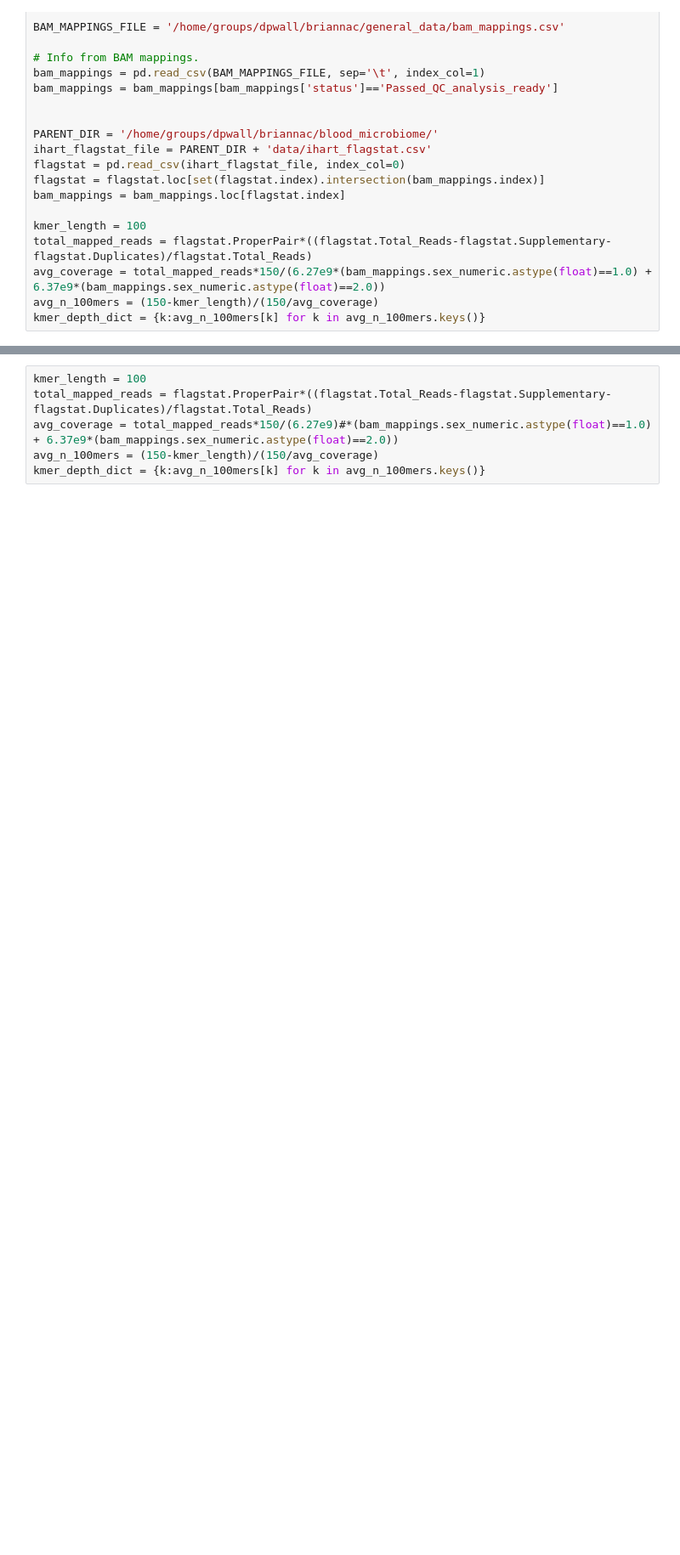
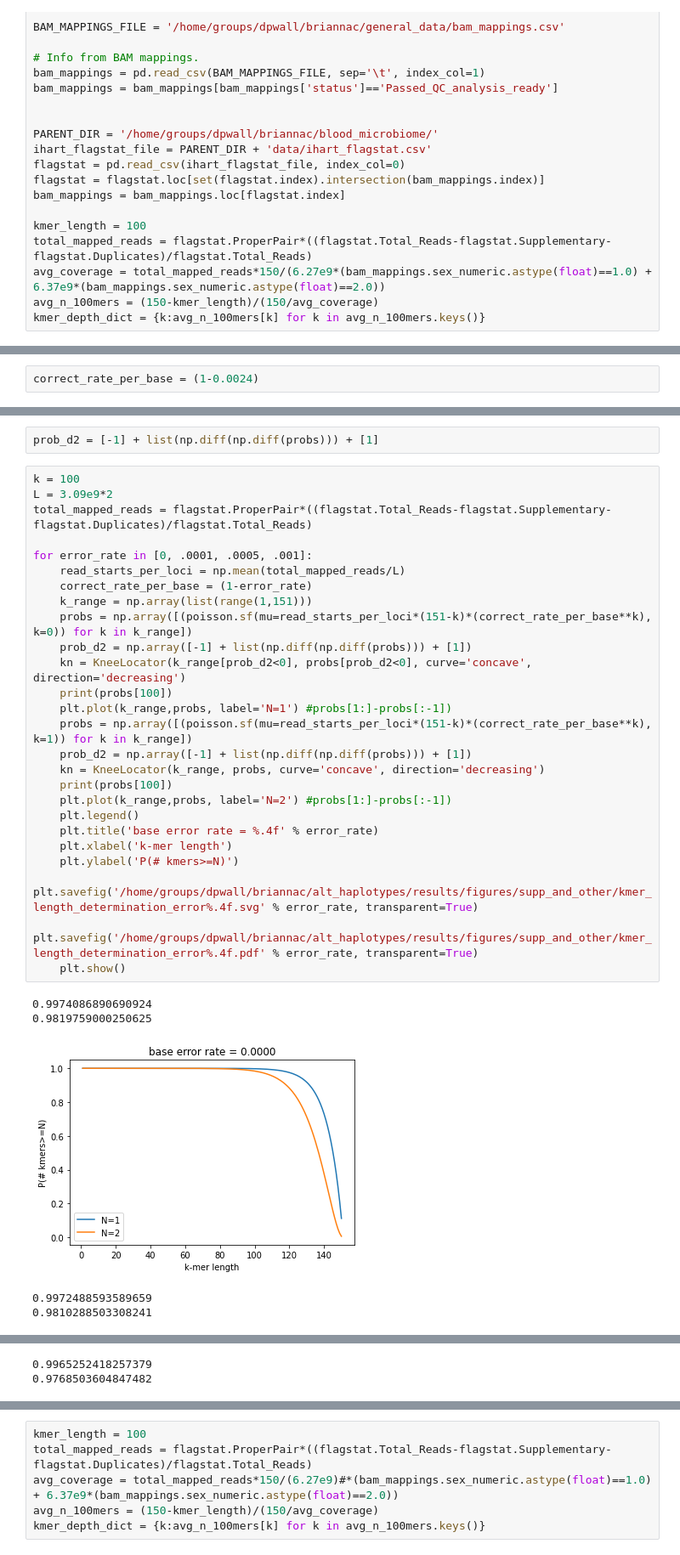
Before and after one commit to briannachrisman/alt_haplotypes, a Jupyter notebook: src/collect_kmers/kmer_approx.ipynb, the cells around one changed output, grey strips where cells are left out. Shown at 85% size. Cells and saved outputs as stored; diff of their text form; blank space fills up the shorter version.

```diff
--- a/src/collect_kmers/kmer_approx.ipynb
+++ b/src/collect_kmers/kmer_approx.ipynb
@@ -75,0 +70,2 @@ kmer_depth_dict
+# %%
+correct_rate_per_base = (1-0.0024)
@@ -75,0 +76,34 @@ kmer_depth_dict
+# %%
+prob_d2 = [-1] + list(np.diff(np.diff(probs))) + [1]
+# %%
+k = 100
+L = 3.09e9*2
+total_mapped_reads = flagstat.ProperPair*((flagstat.Total_Reads-flagstat.Supplementary-flagstat.Duplicates)/flagstat.Total_Reads)
+
+for error_rate in [0, .0001, .0005, .001]:
+    read_starts_per_loci = np.mean(total_mapped_reads/L)
+    correct_rate_per_base = (1-error_rate)
+    k_range = np.array(list(range(1,151)))
+    probs = np.array([(poisson.sf(mu=read_starts_per_loci*(151-k)*(correct_rate_per_base**k), k=0)) for k in k_range])
+    prob_d2 = np.array([-1] + list(np.diff(np.diff(probs))) + [1])
+    kn = KneeLocator(k_range[prob_d2<0], probs[prob_d2<0], curve='concave', direction='decreasing')
+    print(probs[100])
+    plt.plot(k_range,probs, label='N=1') #probs[1:]-probs[:-1])
+    probs = np.array([(poisson.sf(mu=read_starts_per_loci*(151-k)*(correct_rate_per_base**k), k=1)) for k in k_range])
+    prob_d2 = np.array([-1] + list(np.diff(np.diff(probs))) + [1])
+    kn = KneeLocator(k_range, probs, curve='concave', direction='decreasing')
+    print(probs[100])
+    plt.plot(k_range,probs, label='N=2') #probs[1:]-probs[:-1])
+    plt.legend()
+    plt.title('base error rate = %.4f' % error_rate)
+    plt.xlabel('k-mer length')
+    plt.ylabel('P(# kmers>=N)')
+    plt.savefig('/home/groups/dpwall/briannac/alt_haplotypes/results/figures/supp_and_other/kmer_length_determination_error%.4f.svg' % error_rate, transparent=True)
+    plt.savefig('/home/groups/dpwall/briannac/alt_haplotypes/results/figures/supp_and_other/kmer_length_determination_error%.4f.pdf' % error_rate, transparent=True)
+    plt.show()
+# %% [output]
+0.9974086890690924
+0.9819759000250625
+[figure, added]
+0.9972488593589659
+0.9810288503308241
@@ -75,0 +111,2 @@ kmer_depth_dict
+0.9965252418257379
+0.9768503604847482
```
Also changed, not shown: parts of 23 cells of this notebook, 41 other files.
